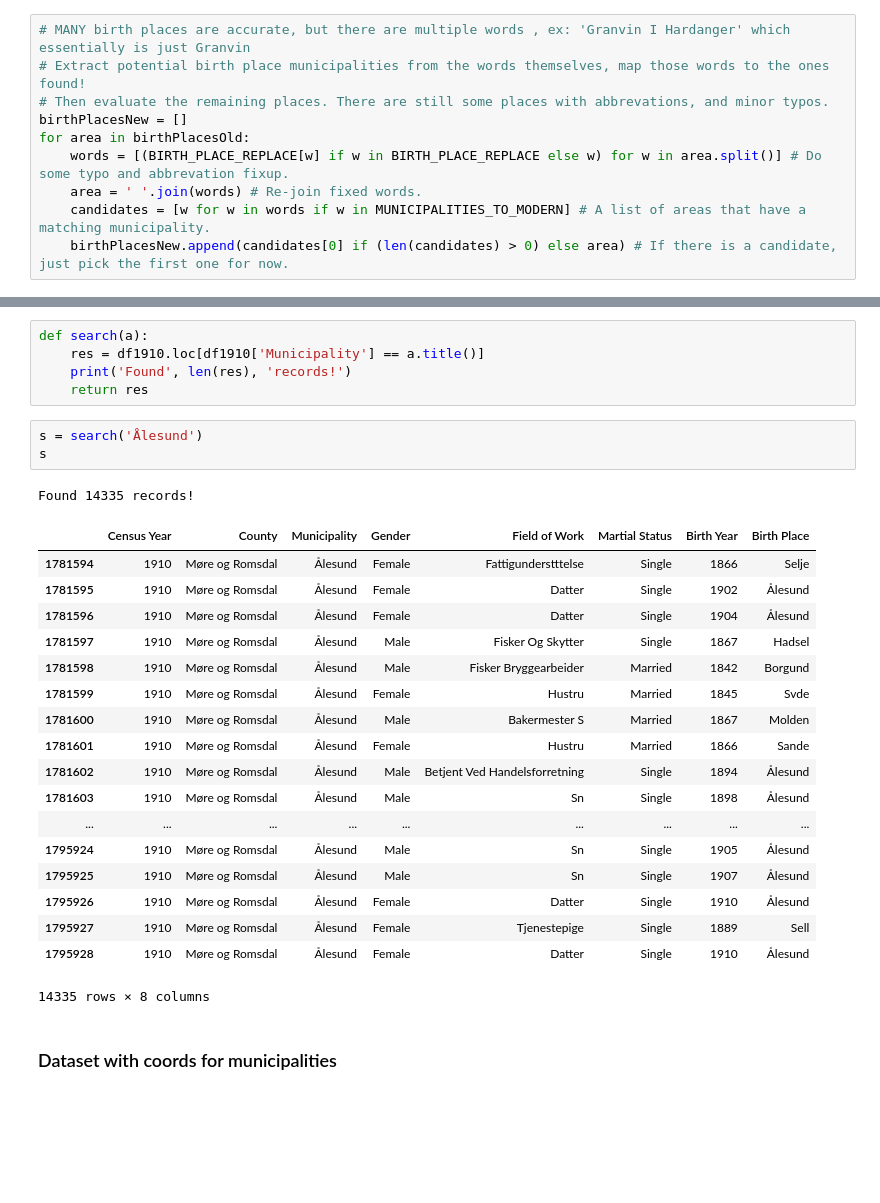
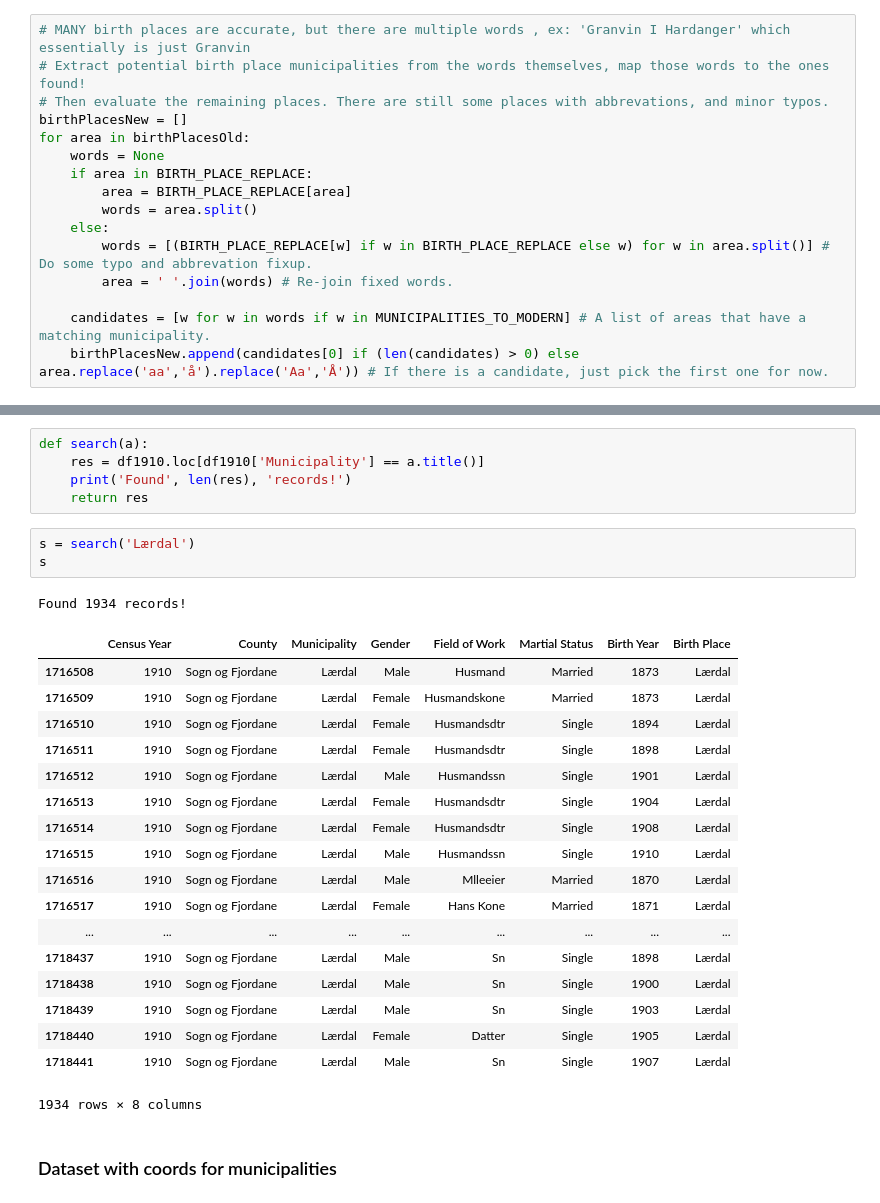
Before and after one commit to BerntA/NorwegianDemographics, a Jupyter notebook: src/merge_data.ipynb, the cells around one changed output, grey strips where cells are left out. Cells and saved outputs as stored; diff of their text form; blank space fills up the shorter version.

Commit message:
- Added more preprocessing of birth places, it is now 75 percent valid. More can be done though, check areas_temp.txt.

```diff
--- a/src/merge_data.ipynb
+++ b/src/merge_data.ipynb
@@ -1516,9 +1616,15 @@ birthPlacesOld = list([str(area).strip().title() for area in df1910.loc[:,'Birth
 # Then evaluate the remaining places. There are still some places with abbrevations, and minor typos.
 birthPlacesNew = []
 for area in birthPlacesOld:
-    words = [(BIRTH_PLACE_REPLACE[w] if w in BIRTH_PLACE_REPLACE else w) for w in area.split()] # Do some typo and abbrevation fixup.
-    area = ' '.join(words) # Re-join fixed words.
+    words = None
+    if area in BIRTH_PLACE_REPLACE:
+        area = BIRTH_PLACE_REPLACE[area]
+        words = area.split()
+    else:
+        words = [(BIRTH_PLACE_REPLACE[w] if w in BIRTH_PLACE_REPLACE else w) for w in area.split()] # Do some typo and abbrevation fixup.
+        area = ' '.join(words) # Re-join fixed words.
+
     candidates = [w for w in words if w in MUNICIPALITIES_TO_MODERN] # A list of areas that have a matching municipality.
-    birthPlacesNew.append(candidates[0] if (len(candidates) > 0) else area) # If there is a candidate, just pick the first one for now.
+    birthPlacesNew.append(candidates[0] if (len(candidates) > 0) else area.replace('aa','å').replace('Aa','Å')) # If there is a candidate, just pick the first one for now.
 # %%
 # Write out a file which contain places that we still haven't been able to map, for analysis...
@@ -1551,28 +1653,28 @@ def search(a):
     print('Found', len(res), 'records!')
     return res
 # %%
-s = search('Ålesund')
+s = search('Lærdal')
 s
 # %% [output]
-Found 14335 records!
+Found 1934 records!
 |  | Census Year | County | Municipality | Gender | Field of Work | Martial Status | Birth Year | Birth Place |
-| 1781594 | 1910 | Møre og Romsdal | Ålesund | Female | Fattigunderstttelse | Single | 1866 | Selje |
-| 1781595 | 1910 | Møre og Romsdal | Ålesund | Female | Datter | Single | 1902 | Ålesund |
-| 1781596 | 1910 | Møre og Romsdal | Ålesund | Female | Datter | Single | 1904 | Ålesund |
-| 1781597 | 1910 | Møre og Romsdal | Ålesund | Male | Fisker Og Skytter | Single | 1867 | Hadsel |
-| 1781598 | 1910 | Møre og Romsdal | Ålesund | Male | Fisker Bryggearbeider | Married | 1842 | Borgund |
-| 1781599 | 1910 | Møre og Romsdal | Ålesund | Female | Hustru | Married | 1845 | Svde |
-| 1781600 | 1910 | Møre og Romsdal | Ålesund | Male | Bakermester S | Married | 1867 | Molden |
-| 1781601 | 1910 | Møre og Romsdal | Ålesund | Female | Hustru | Married | 1866 | Sande |
-| 1781602 | 1910 | Møre og Romsdal | Ålesund | Male | Betjent Ved Handelsforretning | Single | 1894 | Ålesund |
-| 1781603 | 1910 | Møre og Romsdal | Ålesund | Male | Sn | Single | 1898 | Ålesund |
+| 1716508 | 1910 | Sogn og Fjordane | Lærdal | Male | Husmand | Married | 1873 | Lærdal |
+| 1716509 | 1910 | Sogn og Fjordane | Lærdal | Female | Husmandskone | Married | 1873 | Lærdal |
+| 1716510 | 1910 | Sogn og Fjordane | Lærdal | Female | Husmandsdtr | Single | 1894 | Lærdal |
+| 1716511 | 1910 | Sogn og Fjordane | Lærdal | Female | Husmandsdtr | Single | 1898 | Lærdal |
+| 1716512 | 1910 | Sogn og Fjordane | Lærdal | Male | Husmandssn | Single | 1901 | Lærdal |
+| 1716513 | 1910 | Sogn og Fjordane | Lærdal | Female | Husmandsdtr | Single | 1904 | Lærdal |
+| 1716514 | 1910 | Sogn og Fjordane | Lærdal | Female | Husmandsdtr | Single | 1908 | Lærdal |
+| 1716515 | 1910 | Sogn og Fjordane | Lærdal | Male | Husmandssn | Single | 1910 | Lærdal |
+| 1716516 | 1910 | Sogn og Fjordane | Lærdal | Male | Mlleeier | Married | 1870 | Lærdal |
+| 1716517 | 1910 | Sogn og Fjordane | Lærdal | Female | Hans Kone | Married | 1871 | Lærdal |
 | ... | ... | ... | ... | ... | ... | ... | ... | ... |
-| 1795924 | 1910 | Møre og Romsdal | Ålesund | Male | Sn | Single | 1905 | Ålesund |
-| 1795925 | 1910 | Møre og Romsdal | Ålesund | Male | Sn | Single | 1907 | Ålesund |
-| 1795926 | 1910 | Møre og Romsdal | Ålesund | Female | Datter | Single | 1910 | Ålesund |
-| 1795927 | 1910 | Møre og Romsdal | Ålesund | Female | Tjenestepige | Single | 1889 | Sell |
-| 1795928 | 1910 | Møre og Romsdal | Ålesund | Female | Datter | Single | 1910 | Ålesund |
+| 1718437 | 1910 | Sogn og Fjordane | Lærdal | Male | Sn | Single | 1898 | Lærdal |
+| 1718438 | 1910 | Sogn og Fjordane | Lærdal | Male | Sn | Single | 1900 | Lærdal |
+| 1718439 | 1910 | Sogn og Fjordane | Lærdal | Male | Sn | Single | 1903 | Lærdal |
+| 1718440 | 1910 | Sogn og Fjordane | Lærdal | Female | Datter | Single | 1905 | Lærdal |
+| 1718441 | 1910 | Sogn og Fjordane | Lærdal | Male | Sn | Single | 1907 | Lærdal |
-14335 rows × 8 columns
+1934 rows × 8 columns
 # %% [markdown]
 ### Dataset with coords for municipalities
 # %%
```
Also changed, not shown: parts of 5 cells of this notebook, 1 other file.
